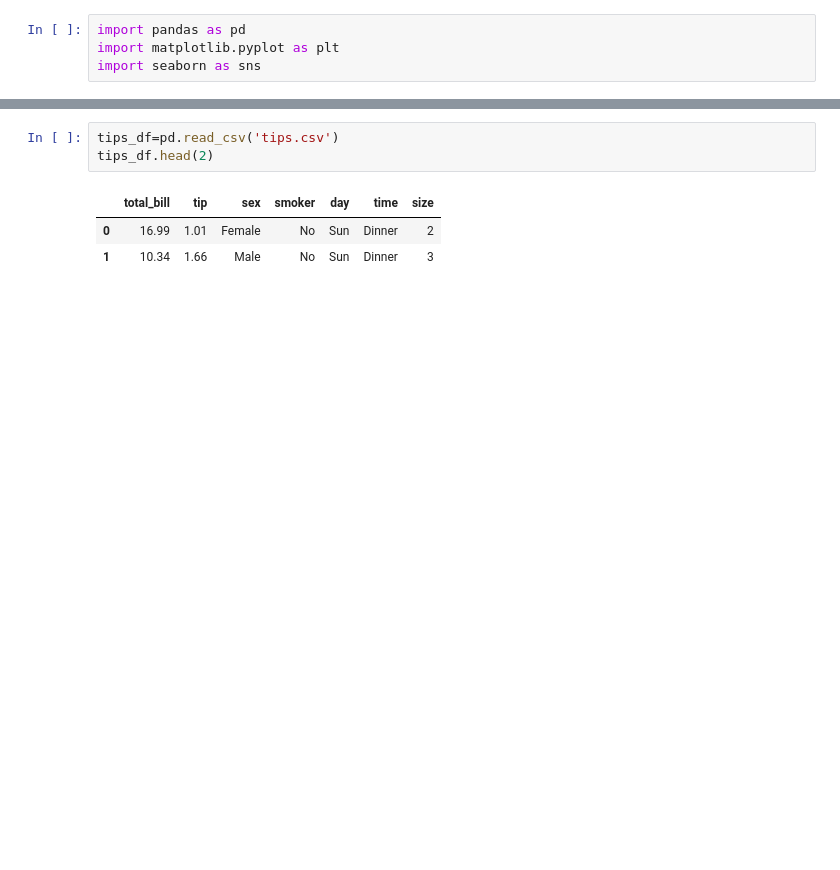
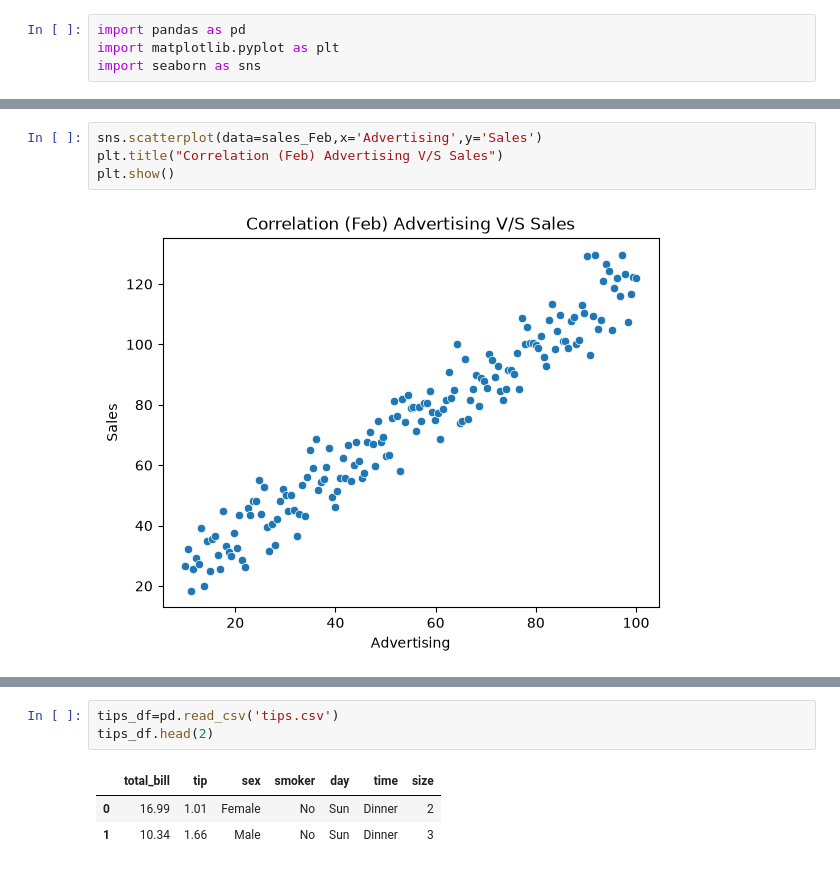
Before and after one commit to sagarhpoojary11/Placement-Training, a Jupyter notebook: Statistics for Data Science/Phase5_Covariance_Correlation.ipynb, the cells around one changed output, grey strips where cells are left out. Cells and saved outputs as stored; diff of their text form; blank space fills up the shorter version.

```diff
--- a/Statistics for Data Science/Phase5_Covariance_Correlation.ipynb
+++ b/Statistics for Data Science/Phase5_Covariance_Correlation.ipynb
@@ -38,0 +51,6 @@ Find Corr->Titanic Data
+# %%
+sns.scatterplot(data=sales_Feb,x='Advertising',y='Sales')
+plt.title("Correlation (Feb) Advertising V/S Sales")
+plt.show()
+# %% [output]
+[figure, added]
```
Also changed, not shown: parts of 18 cells of this notebook.
